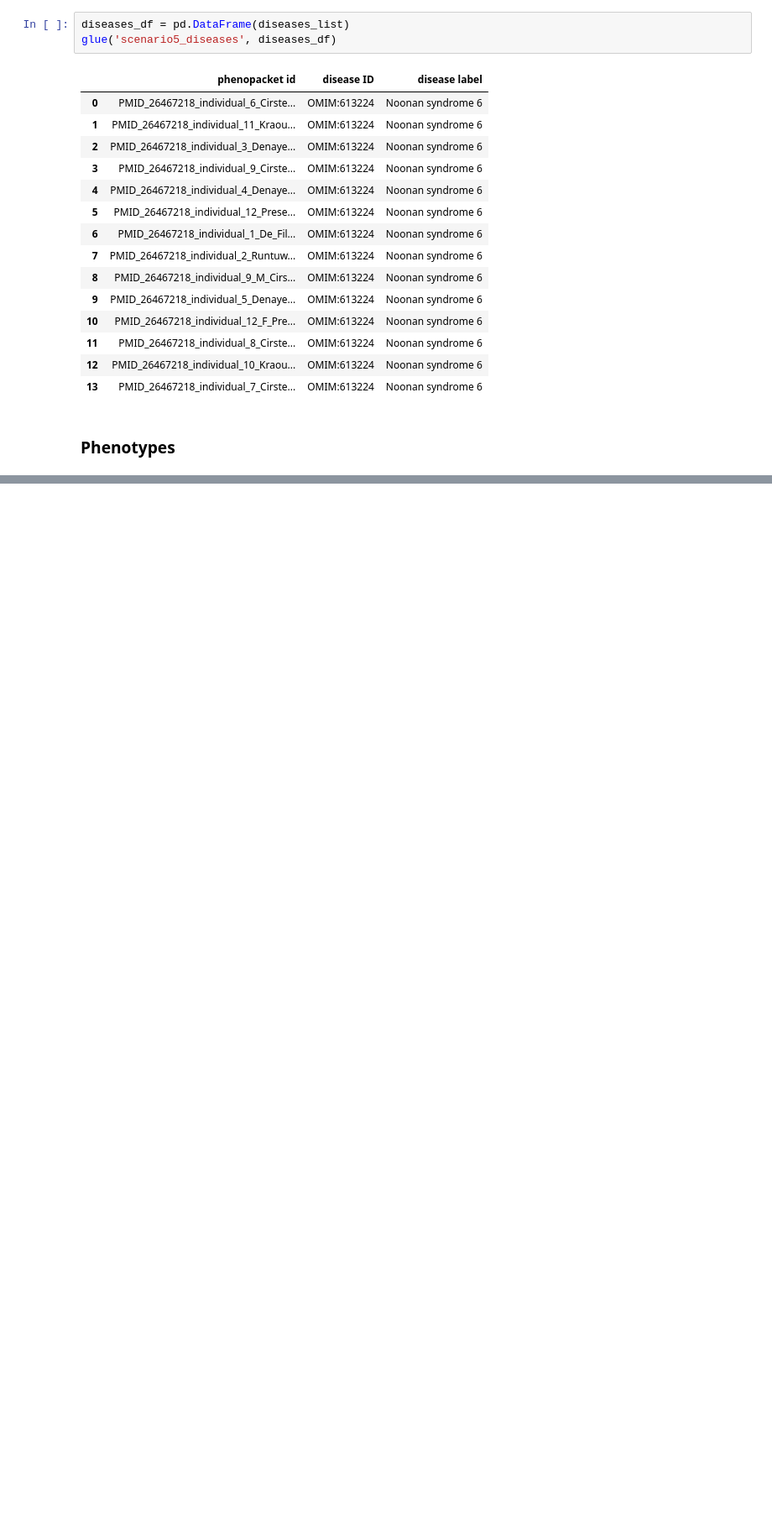
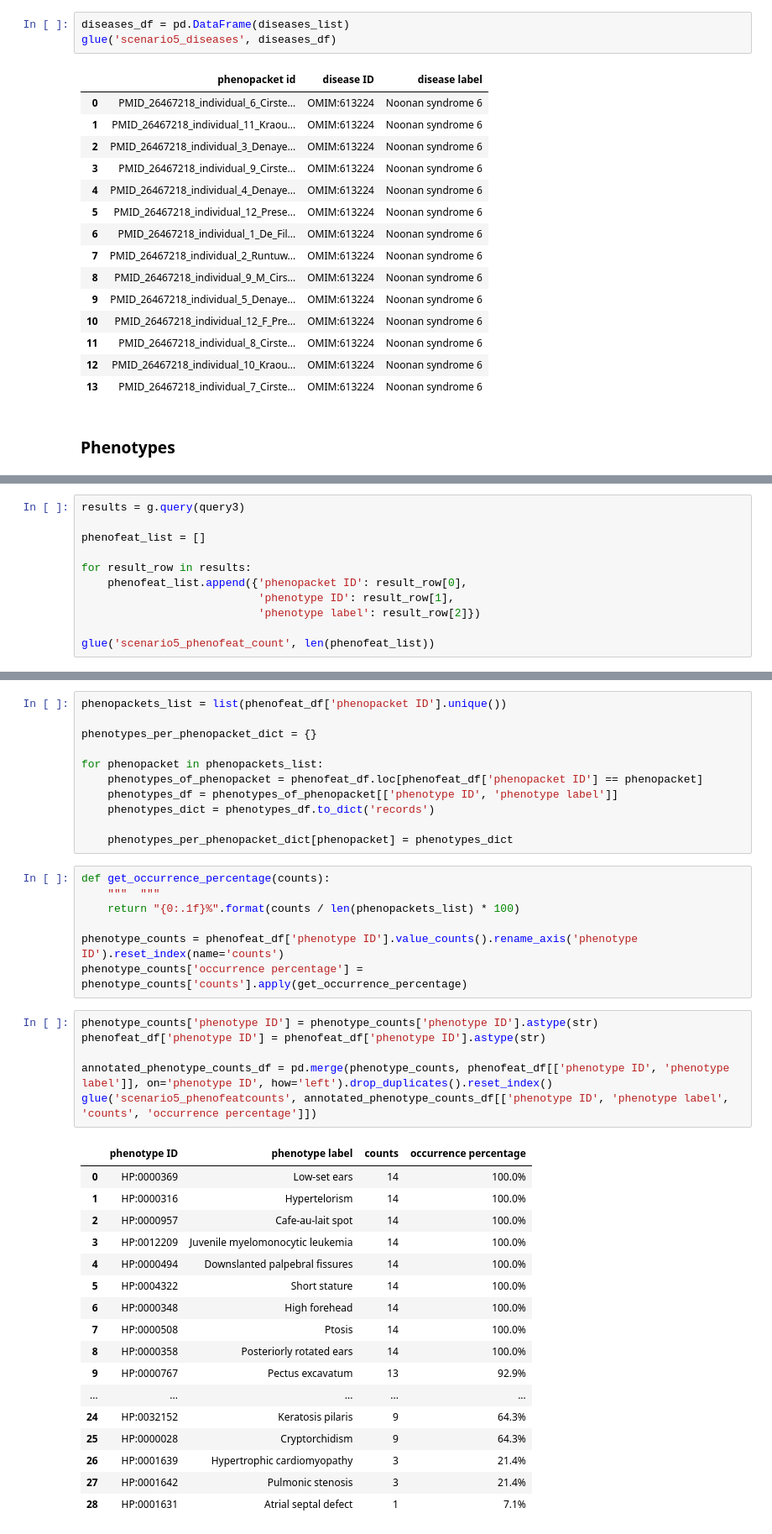
Before and after one commit to ejp-rd-vp/DistributedAnalysisDemonstrator, a Jupyter notebook: nras_notebook.ipynb, the cells around one changed output, grey strips where cells are left out. Shown: that part at 84% size. Saved outputs shown, nothing was run; the diff lists cells and outputs as text; blank space fills up the shorter version.

```diff
--- a/nras_notebook.ipynb
+++ b/nras_notebook.ipynb
@@ -191,0 +165,11 @@ for row in results:
+# %%
+results = g.query(query3)
+
+phenofeat_list = []
+
+for result_row in results:
+    phenofeat_list.append({'phenopacket ID': result_row[0],
+                           'phenotype ID': result_row[1],
+                           'phenotype label': result_row[2]})
+
+glue('scenario5_phenofeat_count', len(phenofeat_list))
@@ -191,0 +194,42 @@ for row in results:
+# %%
+phenopackets_list = list(phenofeat_df['phenopacket ID'].unique())
+
+phenotypes_per_phenopacket_dict = {}
+
+for phenopacket in phenopackets_list:
+    phenotypes_of_phenopacket = phenofeat_df.loc[phenofeat_df['phenopacket ID'] == phenopacket]
+    phenotypes_df = phenotypes_of_phenopacket[['phenotype ID', 'phenotype label']]
+    phenotypes_dict = phenotypes_df.to_dict('records')
+
+    phenotypes_per_phenopacket_dict[phenopacket] = phenotypes_dict
+# %%
+def get_occurrence_percentage(counts):
+    """  """
+    return "{0:.1f}%".format(counts / len(phenopackets_list) * 100)
+
+phenotype_counts = phenofeat_df['phenotype ID'].value_counts().rename_axis('phenotype ID').reset_index(name='counts')
+phenotype_counts['occurrence percentage'] = phenotype_counts['counts'].apply(get_occurrence_percentage)
+# %%
+phenotype_counts['phenotype ID'] = phenotype_counts['phenotype ID'].astype(str)
+phenofeat_df['phenotype ID'] = phenofeat_df['phenotype ID'].astype(str)
+
+annotated_phenotype_counts_df = pd.merge(phenotype_counts, phenofeat_df[['phenotype ID', 'phenotype label']], on='phenotype ID', how='left').drop_duplicates().reset_index()
+glue('scenario5_phenofeatcounts', annotated_phenotype_counts_df[['phenotype ID', 'phenotype label', 'counts', 'occurrence percentage']])
+# %% [output]
+|  | phenotype ID | phenotype label | counts | occurrence percentage |
+| 0 | HP:0000369 | Low-set ears | 14 | 100.0% |
+| 1 | HP:0000316 | Hypertelorism | 14 | 100.0% |
+| 2 | HP:0000957 | Cafe-au-lait spot | 14 | 100.0% |
+| 3 | HP:0012209 | Juvenile myelomonocytic leukemia | 14 | 100.0% |
+| 4 | HP:0000494 | Downslanted palpebral fissures | 14 | 100.0% |
+| 5 | HP:0004322 | Short stature | 14 | 100.0% |
+| 6 | HP:0000348 | High forehead | 14 | 100.0% |
+| 7 | HP:0000508 | Ptosis | 14 | 100.0% |
+| 8 | HP:0000358 | Posteriorly rotated ears | 14 | 100.0% |
+| 9 | HP:0000767 | Pectus excavatum | 13 | 92.9% |
+| ... | ... | ... | ... | ... |
+| 24 | HP:0032152 | Keratosis pilaris | 9 | 64.3% |
+| 25 | HP:0000028 | Cryptorchidism | 9 | 64.3% |
+| 26 | HP:0001639 | Hypertrophic cardiomyopathy | 3 | 21.4% |
+| 27 | HP:0001642 | Pulmonic stenosis | 3 | 21.4% |
+| 28 | HP:0001631 | Atrial septal defect | 1 | 7.1% |
```
Also changed, not shown: parts of 19 cells of this notebook, 7 other files.
